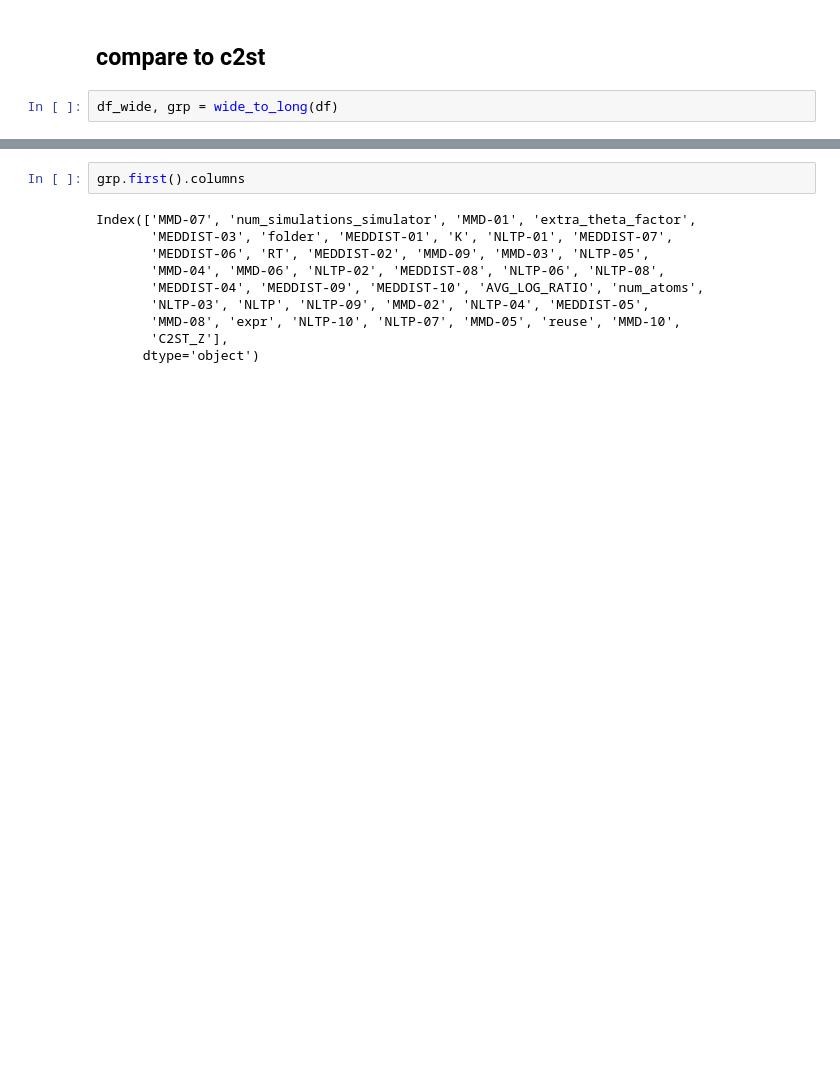
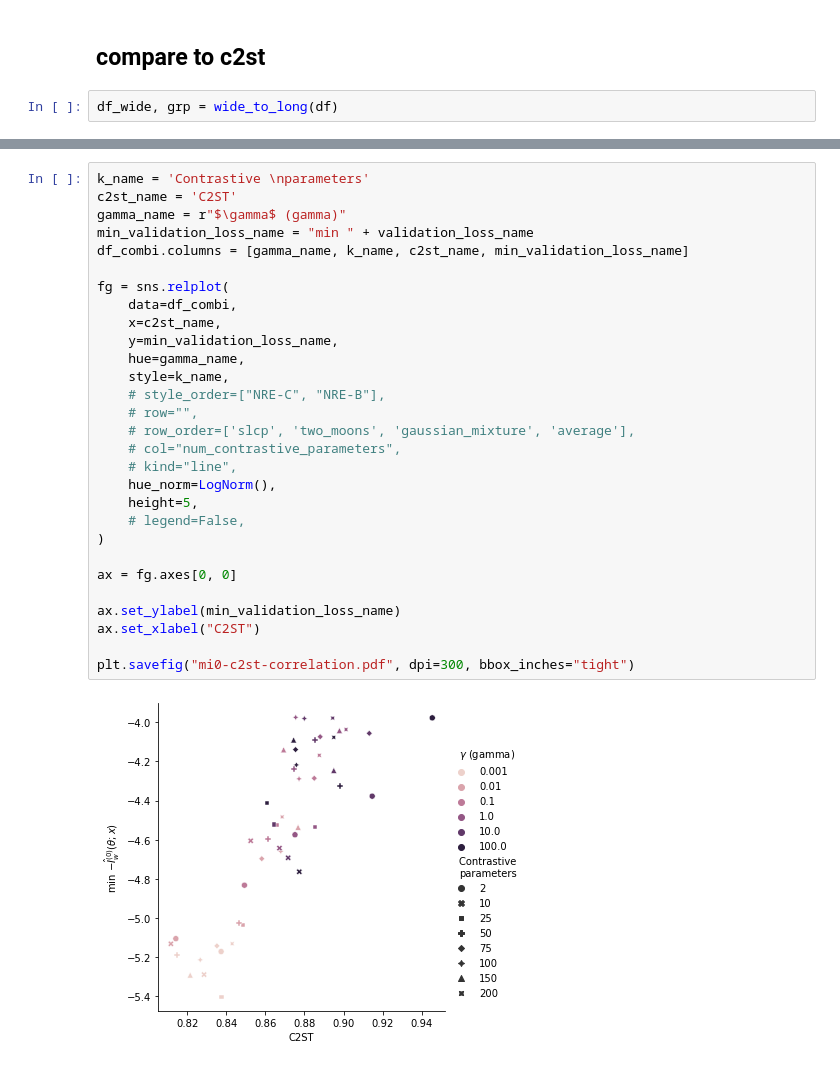
Before and after one commit to bkmi/cnre, a Jupyter notebook: infinite/05 mi.ipynb, the cells around one changed output, grey strips where cells are left out. Saved outputs shown, nothing was run; the diff lists cells and outputs as text; blank space fills up the shorter version.

```diff
--- a/infinite/05 mi.ipynb
+++ b/infinite/05 mi.ipynb
@@ -370,12 +379,31 @@ gamma   num_contrastive_parameters
 # %%
-grp.first().columns
+k_name = 'Contrastive \nparameters'
+c2st_name = 'C2ST'
+gamma_name = r"$\gamma$ (gamma)"
+min_validation_loss_name = "min " + validation_loss_name
+df_combi.columns = [gamma_name, k_name, c2st_name, min_validation_loss_name]
+
+fg = sns.relplot(
+    data=df_combi,
+    x=c2st_name,
+    y=min_validation_loss_name,
+    hue=gamma_name,
+    style=k_name,
+    # style_order=["NRE-C", "NRE-B"],
+    # row="",
+    # row_order=['slcp', 'two_moons', 'gaussian_mixture', 'average'],
+    # col="num_contrastive_parameters",
+    # kind="line",
+    hue_norm=LogNorm(),
+    height=5,
+    # legend=False,
+)
+
+ax = fg.axes[0, 0]
+
+ax.set_ylabel(min_validation_loss_name)
+ax.set_xlabel("C2ST")
+
+plt.savefig("mi0-c2st-correlation.pdf", dpi=300, bbox_inches="tight")
 # %% [output]
-Index(['MMD-07', 'num_simulations_simulator', 'MMD-01', 'extra_theta_factor',
-       'MEDDIST-03', 'folder', 'MEDDIST-01', 'K', 'NLTP-01', 'MEDDIST-07',
-       'MEDDIST-06', 'RT', 'MEDDIST-02', 'MMD-09', 'MMD-03', 'NLTP-05',
-       'MMD-04', 'MMD-06', 'NLTP-02', 'MEDDIST-08', 'NLTP-06', 'NLTP-08',
-       'MEDDIST-04', 'MEDDIST-09', 'MEDDIST-10', 'AVG_LOG_RATIO', 'num_atoms',
-       'NLTP-03', 'NLTP', 'NLTP-09', 'MMD-02', 'NLTP-04', 'MEDDIST-05',
-       'MMD-08', 'expr', 'NLTP-10', 'NLTP-07', 'MMD-05', 'reuse', 'MMD-10',
-       'C2ST_Z'],
-      dtype='object')
+[figure, added]
```
Also changed, not shown: parts of 6 cells of this notebook.
